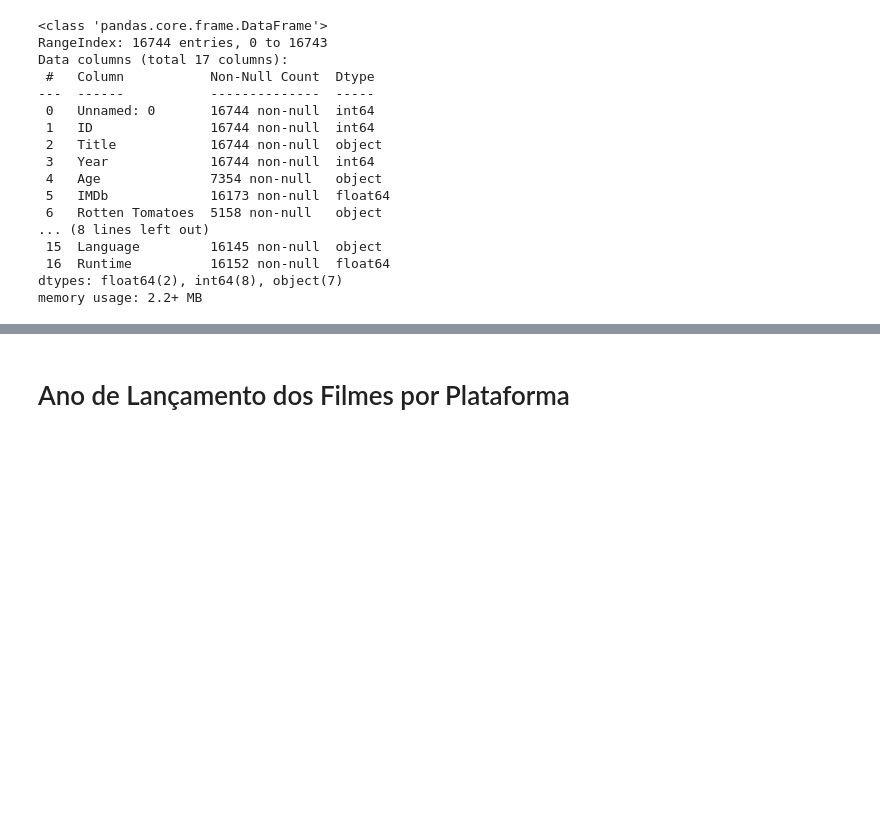
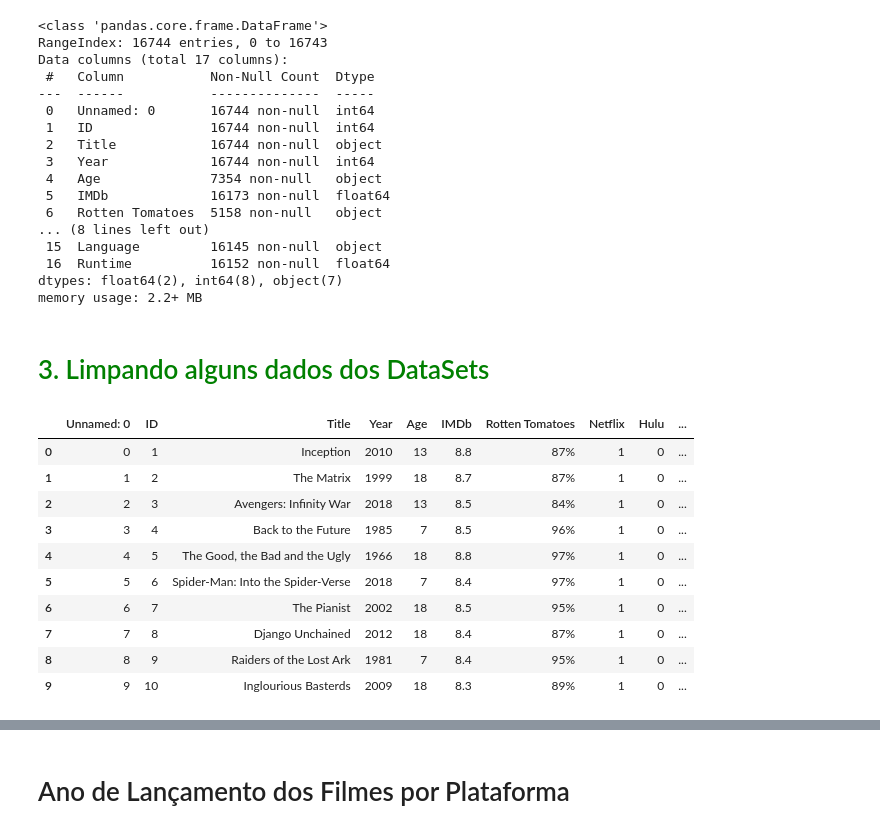
Before and after one commit to Natan10/mineracao-dados-ufc, a Jupyter notebook: Trabalho1/Trabalho1-mineração.ipynb, the cells around one changed output, grey strips where cells are left out. Saved outputs shown, nothing was run; the diff lists cells and outputs as text; code cells hidden in the pictures; blank space fills up the shorter version.

```diff
--- a/Trabalho1/Trabalho1-mineração.ipynb
+++ b/Trabalho1/Trabalho1-mineração.ipynb
@@ -106,6 +114,8 @@ Data columns (total 17 columns):
  16  Runtime          16152 non-null  float64
 dtypes: float64(2), int64(8), object(7)
 memory usage: 2.2+ MB
+# %% [markdown]
+# <span style="color:green">3. Limpando alguns dados dos DataSets</span>
 # %%
 ## Limpeza na coluna de idade
 
@@ -128,0 +159,15 @@ data['Rotten Tomatoes'] = data['Rotten Tomatoes'].apply(lambda x: float(x)/10)
+# %%
+
+data_movies.head(10)
+# %% [output]
+|  | Unnamed: 0 | ID | Title | Year | Age | IMDb | Rotten Tomatoes | Netflix | Hulu | ... |
+| 0 | 0 | 1 | Inception | 2010 | 13 | 8.8 | 87% | 1 | 0 | ... |
+| 1 | 1 | 2 | The Matrix | 1999 | 18 | 8.7 | 87% | 1 | 0 | ... |
+| 2 | 2 | 3 | Avengers: Infinity War | 2018 | 13 | 8.5 | 84% | 1 | 0 | ... |
+| 3 | 3 | 4 | Back to the Future | 1985 | 7 | 8.5 | 96% | 1 | 0 | ... |
+| 4 | 4 | 5 | The Good, the Bad and the Ugly | 1966 | 18 | 8.8 | 97% | 1 | 0 | ... |
+| 5 | 5 | 6 | Spider-Man: Into the Spider-Verse | 2018 | 7 | 8.4 | 97% | 1 | 0 | ... |
+| 6 | 6 | 7 | The Pianist | 2002 | 18 | 8.5 | 95% | 1 | 0 | ... |
+| 7 | 7 | 8 | Django Unchained | 2012 | 18 | 8.4 | 87% | 1 | 0 | ... |
+| 8 | 8 | 9 | Raiders of the Lost Ark | 1981 | 7 | 8.4 | 95% | 1 | 0 | ... |
+| 9 | 9 | 10 | Inglourious Basterds | 2009 | 18 | 8.3 | 89% | 1 | 0 | ... |
```
Also changed, not shown: parts of 39 cells of this notebook.
